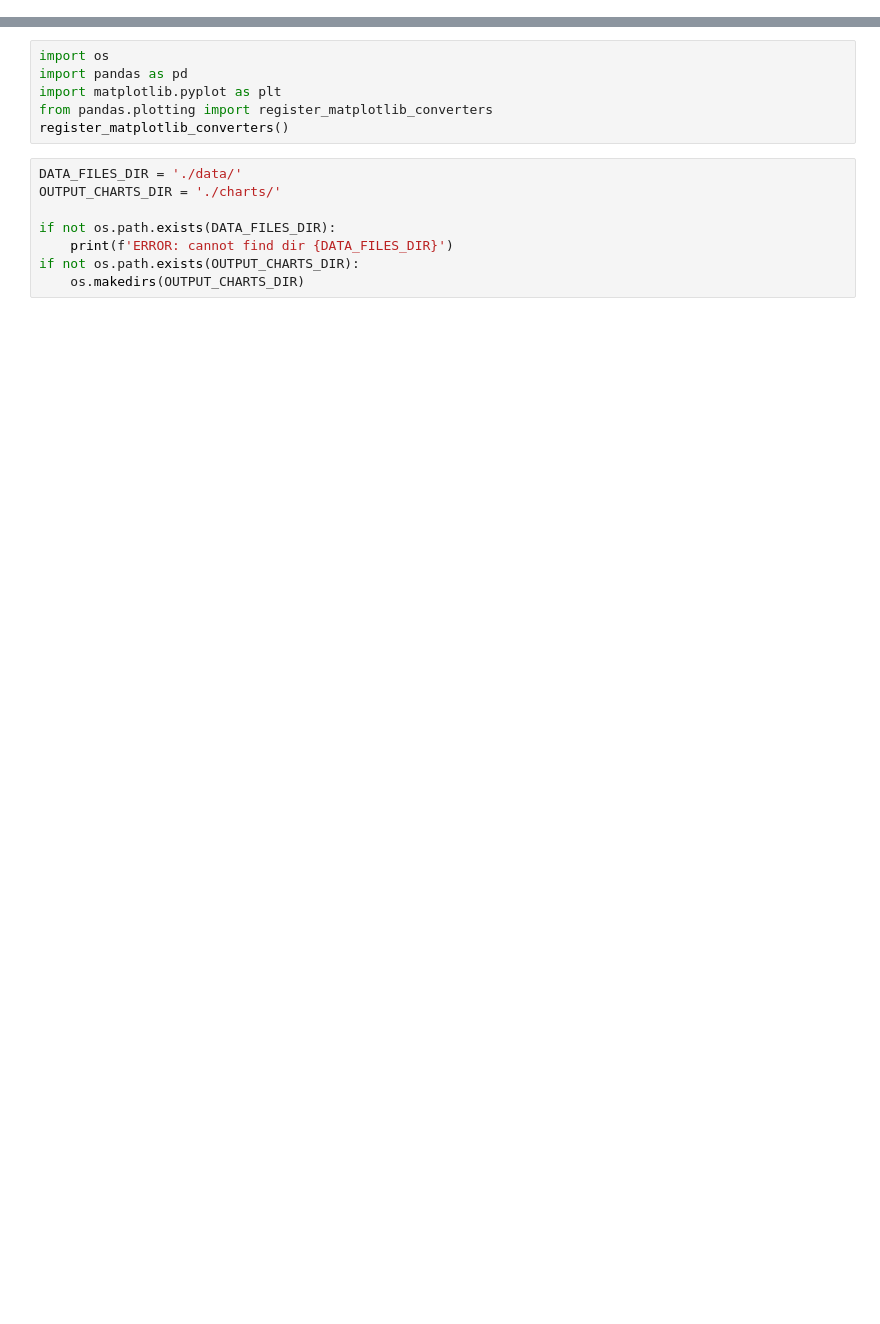
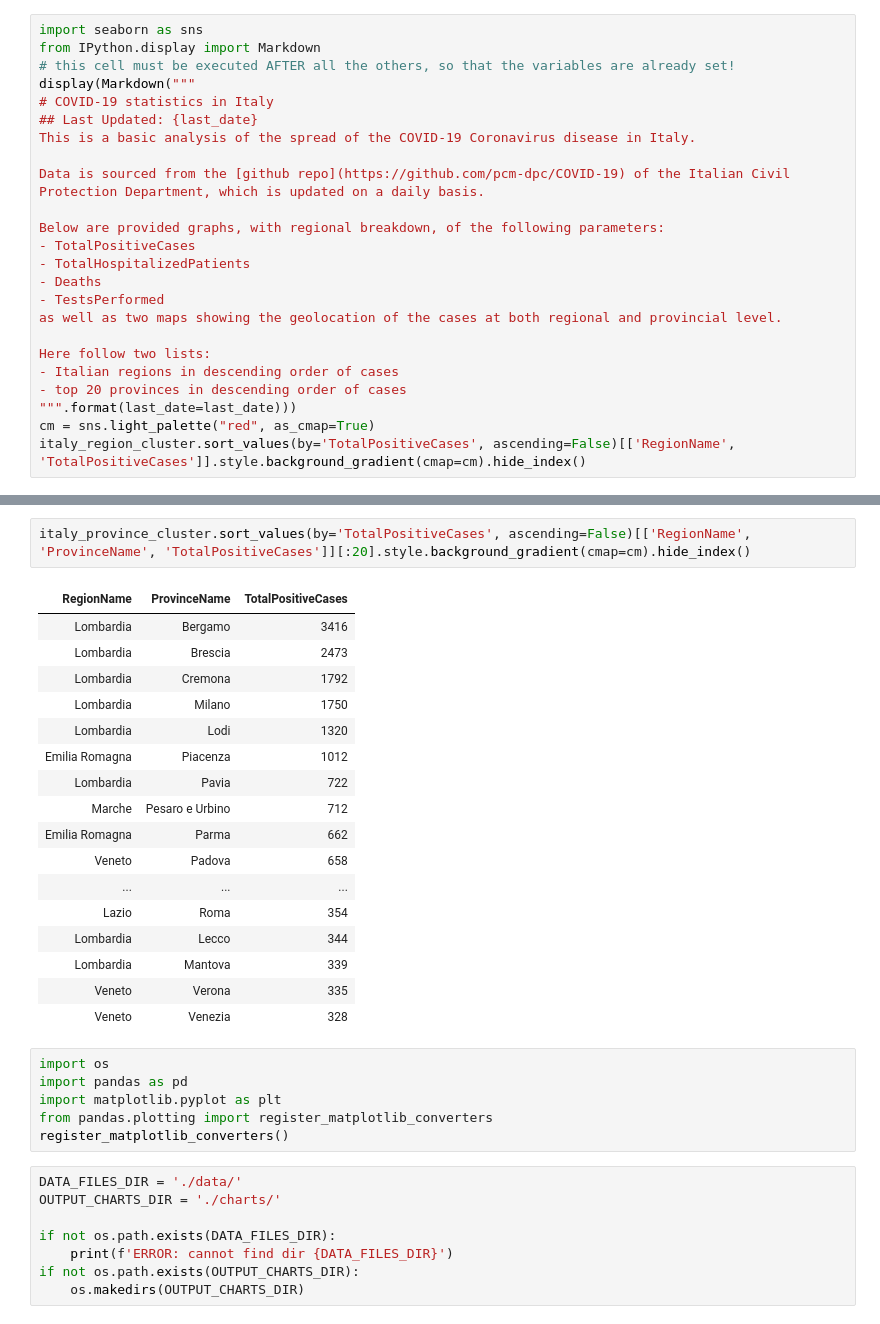
Before and after one commit to m322/portfolio, a Jupyter notebook: covid-19/italy.ipynb, the cells around one changed output, grey strips where cells are left out. Cells and saved outputs as stored; diff of their text form; blank space fills up the shorter version.

```diff
--- a/covid-19/italy.ipynb
+++ b/covid-19/italy.ipynb
@@ -0,0 +1,24 @@
+# %%
+import seaborn as sns
+from IPython.display import Markdown
+# this cell must be executed AFTER all the others, so that the variables are already set!
+display(Markdown("""
+# COVID-19 statistics in Italy
+## Last Updated: {last_date}
+This is a basic analysis of the spread of the COVID-19 Coronavirus disease in Italy.
+
+Data is sourced from the [github repo](https://github.com/pcm-dpc/COVID-19) of the Italian Civil Protection Department, which is updated on a daily basis.
+
+Below are provided graphs, with regional breakdown, of the following parameters:
+- TotalPositiveCases
+- TotalHospitalizedPatients
+- Deaths
+- TestsPerformed
+as well as two maps showing the geolocation of the cases at both regional and provincial level.
+
+Here follow two lists:
+- Italian regions in descending order of cases
+- top 20 provinces in descending order of cases
+""".format(last_date=last_date)))
+cm = sns.light_palette("red", as_cmap=True)
+italy_region_cluster.sort_values(by='TotalPositiveCases', ascending=False)[['RegionName', 'TotalPositiveCases']].style.background_gradient(cmap=cm).hide_index()
@@ -1,3 +60,23 @@
+# %%
+italy_province_cluster.sort_values(by='TotalPositiveCases', ascending=False)[['RegionName', 'ProvinceName', 'TotalPositiveCases']][:20].style.background_gradient(cmap=cm).hide_index()
+# %% [output]
+| RegionName | ProvinceName | TotalPositiveCases |
+| Lombardia | Bergamo | 3416 |
+| Lombardia | Brescia | 2473 |
+| Lombardia | Cremona | 1792 |
+| Lombardia | Milano | 1750 |
+| Lombardia | Lodi | 1320 |
+| Emilia Romagna | Piacenza | 1012 |
+| Lombardia | Pavia | 722 |
+| Marche | Pesaro e Urbino | 712 |
+| Emilia Romagna | Parma | 662 |
+| Veneto | Padova | 658 |
+| ... | ... | ... |
+| Lazio | Roma | 354 |
+| Lombardia | Lecco | 344 |
+| Lombardia | Mantova | 339 |
+| Veneto | Verona | 335 |
+| Veneto | Venezia | 328 |
 # %%
 import os
 import pandas as pd
```
Also changed, not shown: parts of 16 cells of this notebook.
